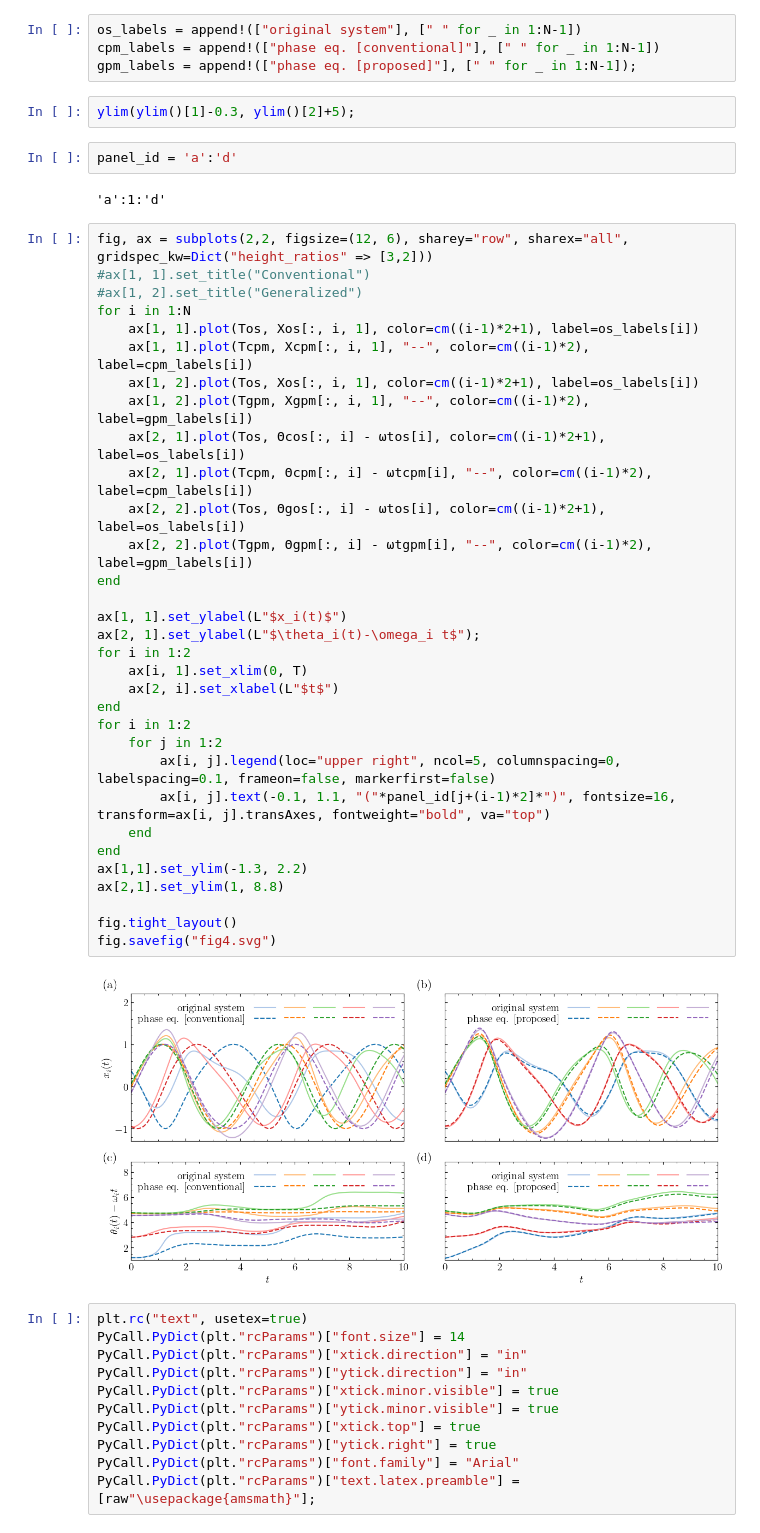
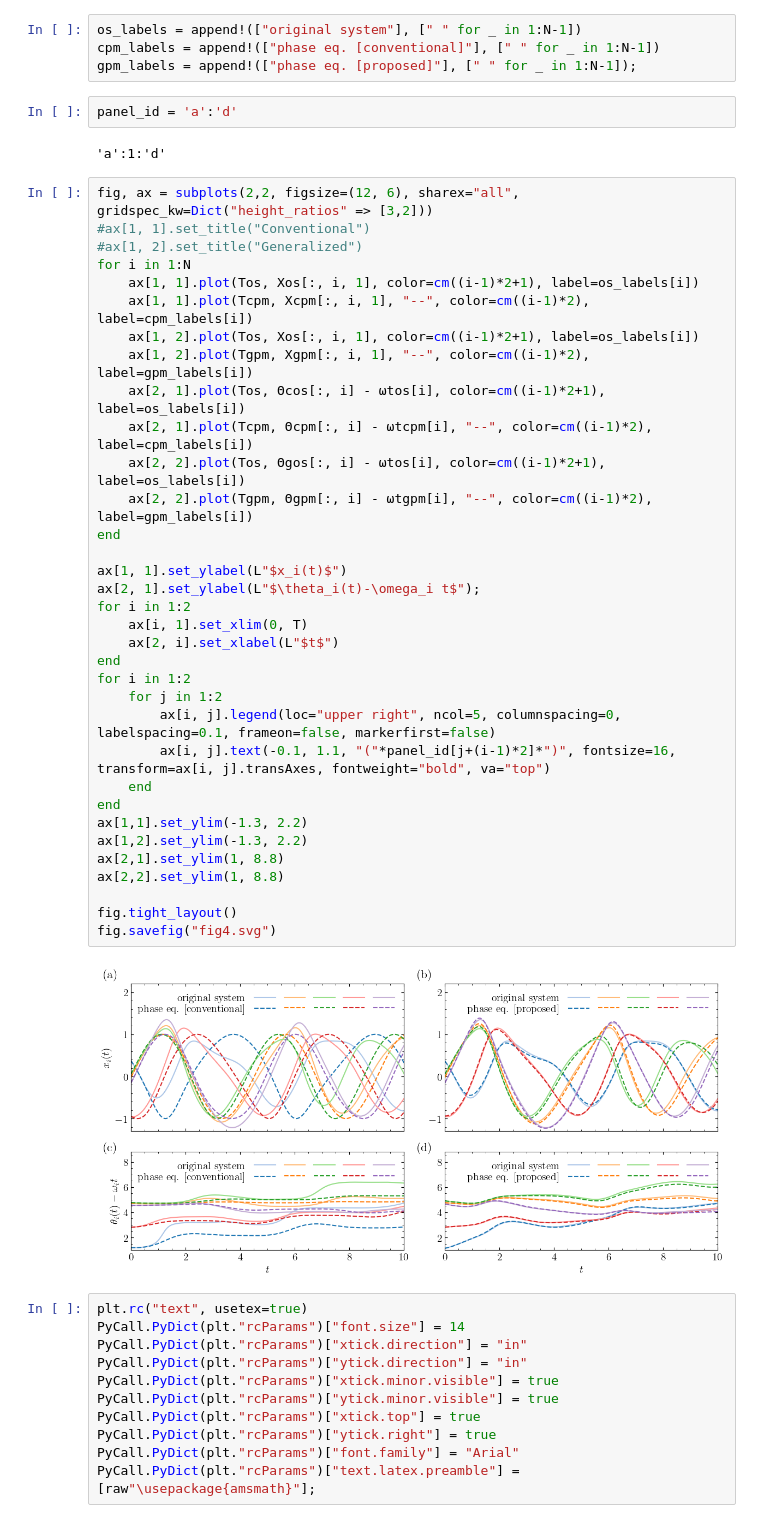
Before and after one commit to takyamamoto/GeneralizedPhaseReduction.jl, a Jupyter notebook: examples/MSLmodel_coupled_multiple.ipynb, the cells around one changed output. Cells and saved outputs as stored; diff of their text form.

```diff
--- a/examples/MSLmodel_coupled_multiple.ipynb
+++ b/examples/MSLmodel_coupled_multiple.ipynb
@@ -257,46 +249,46 @@ ColorMap "tab20"
 os_labels = append!(["original system"], [" " for _ in 1:N-1])
 cpm_labels = append!(["phase eq. [conventional]"], [" " for _ in 1:N-1])
 gpm_labels = append!(["phase eq. [proposed]"], [" " for _ in 1:N-1]);
-# %%
-ylim(ylim()[1]-0.3, ylim()[2]+5);
 # %%
 panel_id = 'a':'d'
 # %% [output]
 'a':1:'d'
 # %%
-fig, ax = subplots(2,2, figsize=(12, 6), sharey="row", sharex="all", gridspec_kw=Dict("height_ratios" => [3,2]))
+fig, ax = subplots(2,2, figsize=(12, 6), sharex="all", gridspec_kw=Dict("height_ratios" => [3,2]))
 #ax[1, 1].set_title("Conventional")
 #ax[1, 2].set_title("Generalized")
 for i in 1:N
     ax[1, 1].plot(Tos, Xos[:, i, 1], color=cm((i-1)*2+1), label=os_labels[i])
     ax[1, 1].plot(Tcpm, Xcpm[:, i, 1], "--", color=cm((i-1)*2), label=cpm_labels[i])
     ax[1, 2].plot(Tos, Xos[:, i, 1], color=cm((i-1)*2+1), label=os_labels[i])
     ax[1, 2].plot(Tgpm, Xgpm[:, i, 1], "--", color=cm((i-1)*2), label=gpm_labels[i])
     ax[2, 1].plot(Tos, Θcos[:, i] - ωtos[i], color=cm((i-1)*2+1), label=os_labels[i])
     ax[2, 1].plot(Tcpm, Θcpm[:, i] - ωtcpm[i], "--", color=cm((i-1)*2), label=cpm_labels[i])
     ax[2, 2].plot(Tos, Θgos[:, i] - ωtos[i], color=cm((i-1)*2+1), label=os_labels[i])
     ax[2, 2].plot(Tgpm, Θgpm[:, i] - ωtgpm[i], "--", color=cm((i-1)*2), label=gpm_labels[i])
 end
 
 ax[1, 1].set_ylabel(L"$x_i(t)$")
 ax[2, 1].set_ylabel(L"$\theta_i(t)-\omega_i t$");
 for i in 1:2
     ax[i, 1].set_xlim(0, T)
     ax[2, i].set_xlabel(L"$t$")
 end
 for i in 1:2
     for j in 1:2
         ax[i, j].legend(loc="upper right", ncol=5, columnspacing=0, labelspacing=0.1, frameon=false, markerfirst=false)
         ax[i, j].text(-0.1, 1.1, "("*panel_id[j+(i-1)*2]*")", fontsize=16, transform=ax[i, j].transAxes, fontweight="bold", va="top")
     end
 end
 ax[1,1].set_ylim(-1.3, 2.2)
+ax[1,2].set_ylim(-1.3, 2.2)
 ax[2,1].set_ylim(1, 8.8)
+ax[2,2].set_ylim(1, 8.8)
 
 fig.tight_layout()
 fig.savefig("fig4.svg")
 # %% [output]
-[figure, old version]
+[figure, new version]
 # %%
 plt.rc("text", usetex=true)
 PyCall.PyDict(plt."rcParams")["font.size"] = 14
```
Also changed, not shown: parts of 2 cells of this notebook.
